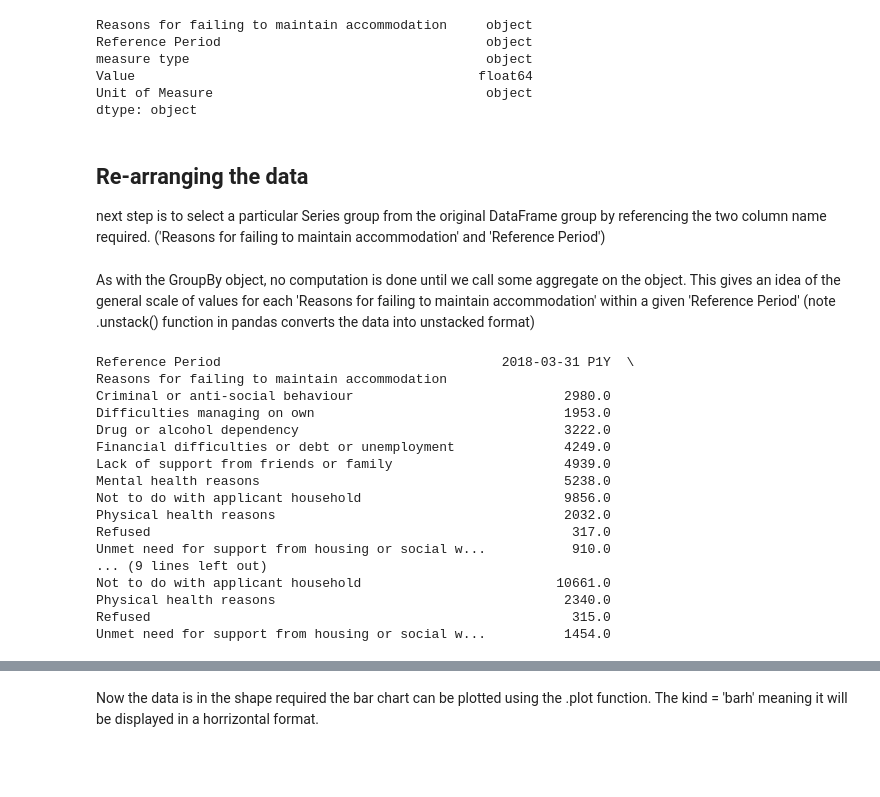
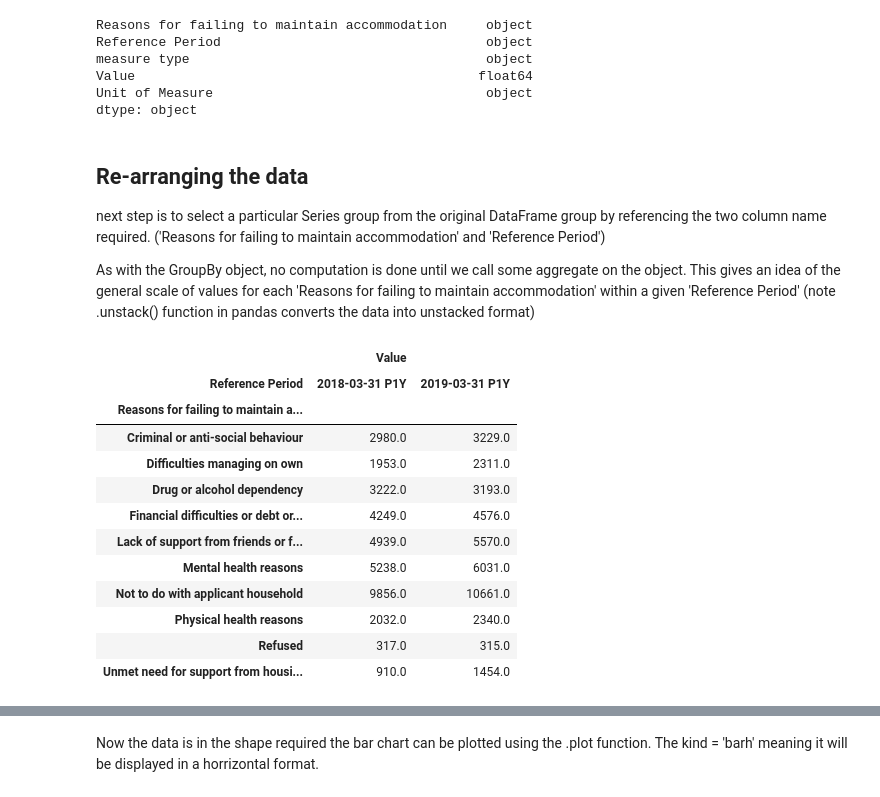
Before and after one commit to GSS-Cogs/family-disability, a Jupyter notebook: datasets/SG-homelessness-in-scotland-annual-publication/Data Visualisation/Data-Visualisation-SG-homelessness-in-scotland-annual-publication.ipynb, the cells around one changed output, grey strips where cells are left out. Cells and saved outputs as stored; diff of their text form; code cells hidden in the pictures; blank space fills up the shorter version.

```diff
--- a/datasets/SG-homelessness-in-scotland-annual-publication/Data Visualisation/Data-Visualisation-SG-homelessness-in-scotland-annual-publication.ipynb
+++ b/datasets/SG-homelessness-in-scotland-annual-publication/Data Visualisation/Data-Visualisation-SG-homelessness-in-scotland-annual-publication.ipynb
@@ -98,28 +115,23 @@ dtype: object
 # %% [markdown]
 ## Re-arranging the data
 next step is to select a particular Series group from the original DataFrame group by referencing the two column name required. ('Reasons for failing to maintain accommodation' and 'Reference Period')
+
+As with the GroupBy object, no computation is done until we call some aggregate on the object. This gives an idea of the general scale of values for each 'Reasons for failing to maintain accommodation' within a given 'Reference Period'
+(note .unstack() function in pandas converts the data into unstacked format)
 # %%
-group_data = chart_6_data.groupby(['Reasons for failing to maintain accommodation', 'Reference Period'])
+group_data = (chart_6_data.groupby(['Reasons for failing to maintain accommodation', 'Reference Period']).agg({'Value':sum}).unstack(fill_value=0))
+group_data
+# %% [output]
+|  | Value |  |
+| Reference Period | 2018-03-31 P1Y | 2019-03-31 P1Y |
+| Reasons for failing to maintain a... |  |  |
+| Criminal or anti-social behaviour | 2980.0 | 3229.0 |
+| Difficulties managing on own | 1953.0 | 2311.0 |
+| Drug or alcohol dependency | 3222.0 | 3193.0 |
+| Financial difficulties or debt or... | 4249.0 | 4576.0 |
+| Lack of support from friends or f... | 4939.0 | 5570.0 |
+| Mental health reasons | 5238.0 | 6031.0 |
+| Not to do with applicant household | 9856.0 | 10661.0 |
+| Physical health reasons | 2032.0 | 2340.0 |
+| Refused | 317.0 | 315.0 |
+| Unmet need for support from housi... | 910.0 | 1454.0 |
-# %% [markdown]
-As with the GroupBy object, no computation is done until we call some aggregate on the object. This gives an idea of the general scale of values for each 'Reasons for failing to maintain accommodation' within a given 'Reference Period'
-(note .unstack() function in pandas converts the data into unstacked format)
-# %%
-print (group_data['Value'].aggregate(np.sum).unstack())
-# %% [output]
-Reference Period                                    2018-03-31 P1Y  \
-Reasons for failing to maintain accommodation
-Criminal or anti-social behaviour                           2980.0
-Difficulties managing on own                                1953.0
-Drug or alcohol dependency                                  3222.0
-Financial difficulties or debt or unemployment              4249.0
-Lack of support from friends or family                      4939.0
-Mental health reasons                                       5238.0
-Not to do with applicant household                          9856.0
-Physical health reasons                                     2032.0
-Refused                                                      317.0
-Unmet need for support from housing or social w...           910.0
-... (9 lines left out)
-Not to do with applicant household                         10661.0
-Physical health reasons                                     2340.0
-Refused                                                      315.0
-Unmet need for support from housing or social w...          1454.0
```
Also changed, not shown: parts of 6 cells of this notebook.
